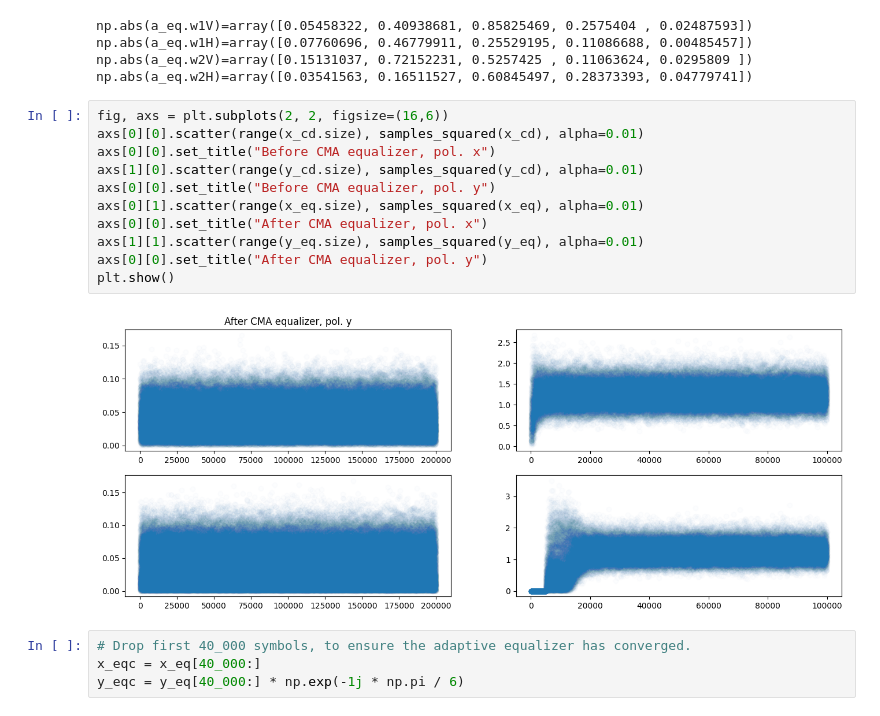
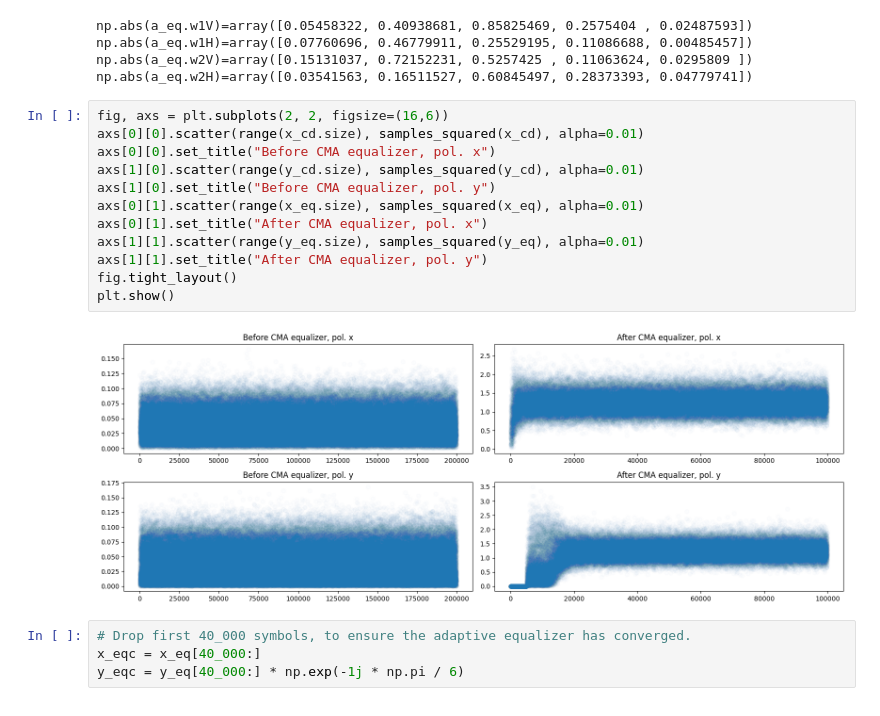
Before and after one commit to antroseco/fibre-sim, a Jupyter notebook: lab_data.ipynb, the cells around one changed output. Drawn from its saved outputs; the diff is of its cells as text.

Commit message:
lab_data: fix plot

```diff
--- a/lab_data.ipynb
+++ b/lab_data.ipynb
@@ -156,16 +156,17 @@ np.abs(a_eq.w2H)=array([0.03541563, 0.16511527, 0.60845497, 0.28373393, 0.047797
 # %%
 fig, axs = plt.subplots(2, 2, figsize=(16,6))
 axs[0][0].scatter(range(x_cd.size), samples_squared(x_cd), alpha=0.01)
 axs[0][0].set_title("Before CMA equalizer, pol. x")
 axs[1][0].scatter(range(y_cd.size), samples_squared(y_cd), alpha=0.01)
-axs[0][0].set_title("Before CMA equalizer, pol. y")
+axs[1][0].set_title("Before CMA equalizer, pol. y")
 axs[0][1].scatter(range(x_eq.size), samples_squared(x_eq), alpha=0.01)
-axs[0][0].set_title("After CMA equalizer, pol. x")
+axs[0][1].set_title("After CMA equalizer, pol. x")
 axs[1][1].scatter(range(y_eq.size), samples_squared(y_eq), alpha=0.01)
-axs[0][0].set_title("After CMA equalizer, pol. y")
+axs[1][1].set_title("After CMA equalizer, pol. y")
+fig.tight_layout()
 plt.show()
 # %% [output]
-[figure, old version]
+[figure, new version]
 # %%
 # Drop first 40_000 symbols, to ensure the adaptive equalizer has converged.
 x_eqc = x_eq[40_000:]
```
